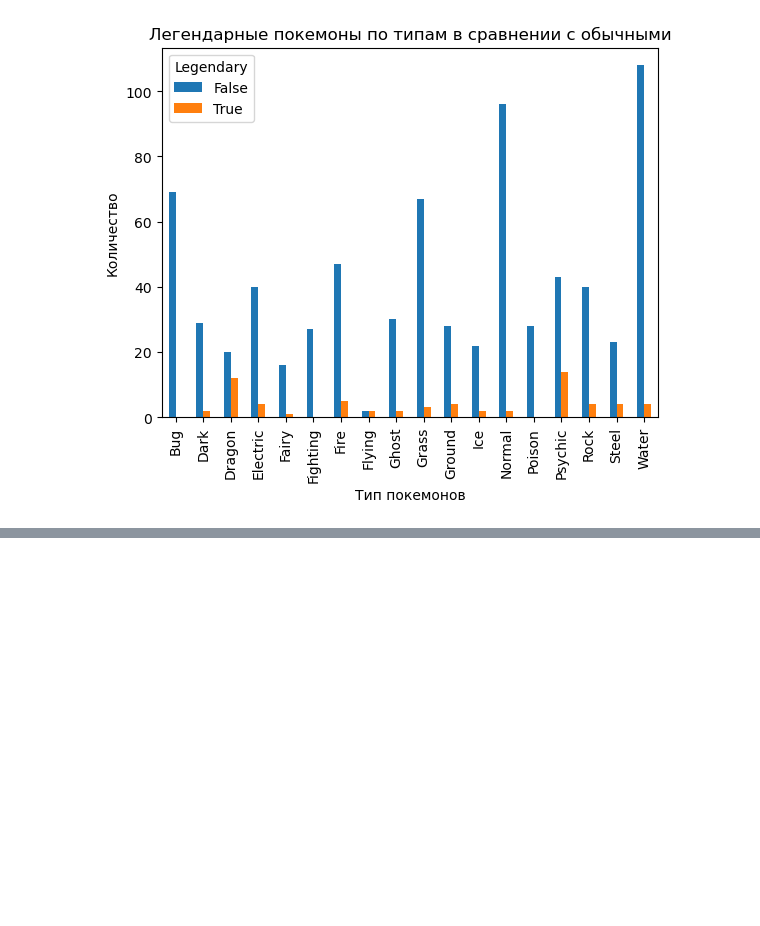
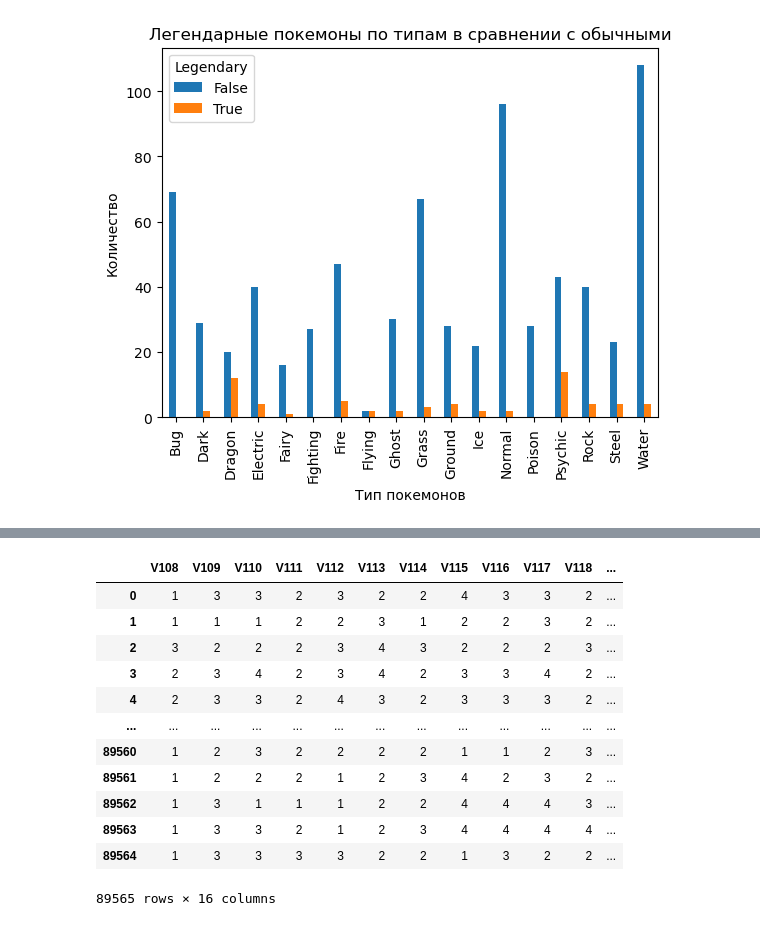
Before and after one commit to ilyinss/yandex_handbooks, a Jupyter notebook: pandan_data analysis in sociology/hw.ipynb, the cells around one changed output, grey strips where cells are left out. Cells and saved outputs as stored; diff of their text form; code cells hidden in the pictures; blank space fills up the shorter version.

```diff
--- a/pandan_data analysis in sociology/hw.ipynb
+++ b/pandan_data analysis in sociology/hw.ipynb
@@ -485,0 +545,17 @@ plt.show()
+# %%
+df = pd.read_csv('WVS Wave 6 2010-2014.csv', index_col=0)
+df
+# %% [output]
+|  | V108 | V109 | V110 | V111 | V112 | V113 | V114 | V115 | V116 | V117 | V118 | ... |
+| 0 | 1 | 3 | 3 | 2 | 3 | 2 | 2 | 4 | 3 | 3 | 2 | ... |
+| 1 | 1 | 1 | 1 | 2 | 2 | 3 | 1 | 2 | 2 | 3 | 2 | ... |
+| 2 | 3 | 2 | 2 | 2 | 3 | 4 | 3 | 2 | 2 | 2 | 3 | ... |
+| 3 | 2 | 3 | 4 | 2 | 3 | 4 | 2 | 3 | 3 | 4 | 2 | ... |
+| 4 | 2 | 3 | 3 | 2 | 4 | 3 | 2 | 3 | 3 | 3 | 2 | ... |
+| ... | ... | ... | ... | ... | ... | ... | ... | ... | ... | ... | ... | ... |
+| 89560 | 1 | 2 | 3 | 2 | 2 | 2 | 2 | 1 | 1 | 2 | 3 | ... |
+| 89561 | 1 | 2 | 2 | 2 | 1 | 2 | 3 | 4 | 2 | 3 | 2 | ... |
+| 89562 | 1 | 3 | 1 | 1 | 1 | 2 | 2 | 4 | 4 | 4 | 3 | ... |
+| 89563 | 1 | 3 | 3 | 2 | 1 | 2 | 3 | 4 | 4 | 4 | 4 | ... |
+| 89564 | 1 | 3 | 3 | 3 | 3 | 2 | 2 | 1 | 3 | 2 | 2 | ... |
+89565 rows × 16 columns
```
Also changed, not shown: parts of 18 cells of this notebook, 1 other file.
